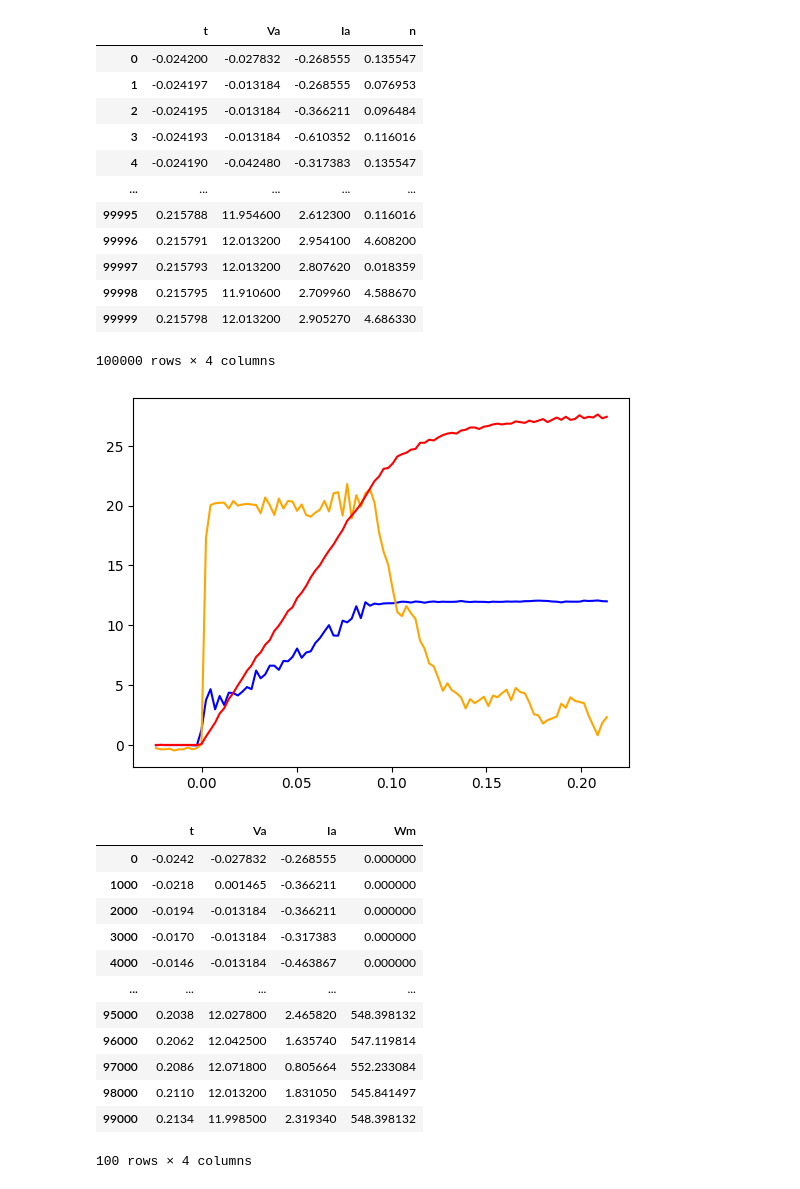
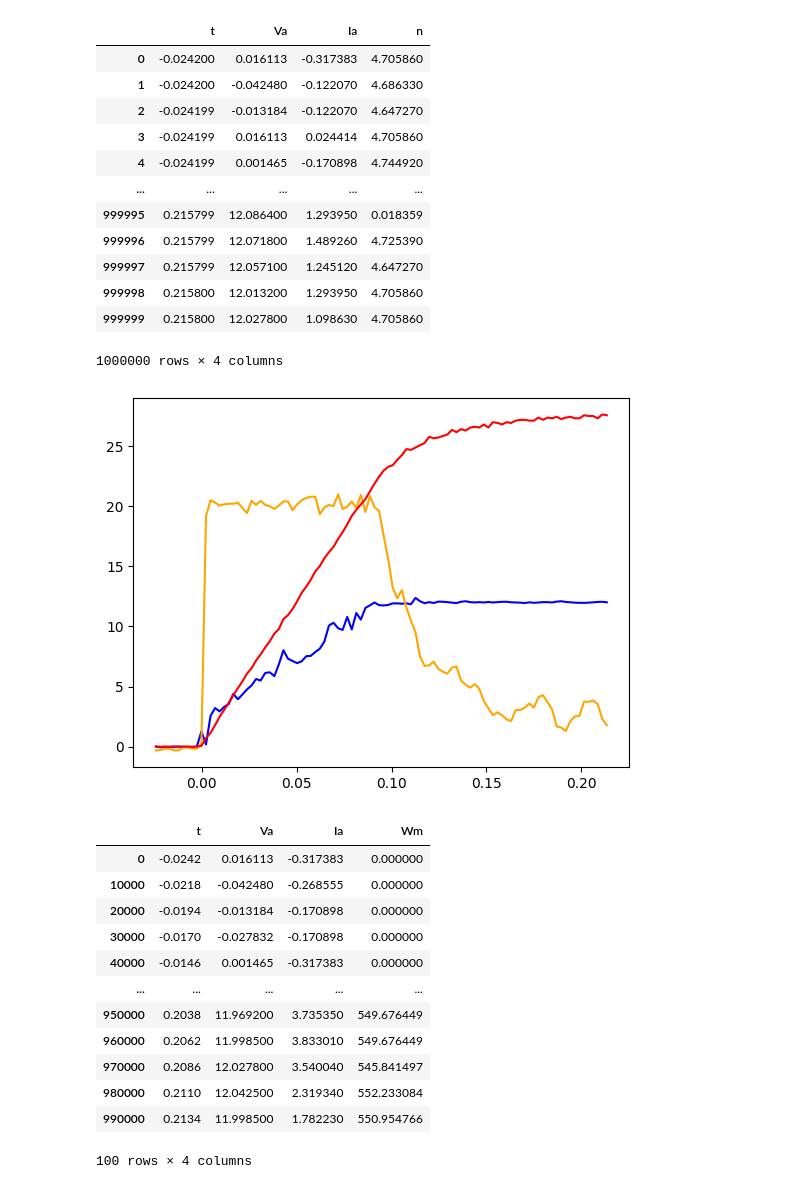
Before and after one commit to sackariaslunman/billy-agv, a Jupyter notebook: simulation/simulation/dcmotor_regression.ipynb, the cells around one changed output. Saved outputs shown, nothing was run; the diff lists cells and outputs as text; code cells hidden in the pictures.

```diff
--- a/simulation/simulation/dcmotor_regression.ipynb
+++ b/simulation/simulation/dcmotor_regression.ipynb
@@ -4,7 +4,7 @@ import numpy as np
 import matplotlib.pyplot as plt
 
 # Read raw data
-df_raw = pd.read_csv("../datasets/measured/20A_01.CSV")
+df_raw = pd.read_csv("../datasets/measured/20A_02.CSV")
 df_raw = df_raw.rename(columns = {
     "in s": "t",
     "C1 in V": "Va",
@@ -14,55 +14,56 @@ df_raw = df_raw.rename(columns = {
 df_raw
 # %% [output]
 |  | t | Va | Ia | n |
-| 0 | -0.024200 | -0.027832 | -0.268555 | 0.135547 |
-| 1 | -0.024197 | -0.013184 | -0.268555 | 0.076953 |
-| 2 | -0.024195 | -0.013184 | -0.366211 | 0.096484 |
-| 3 | -0.024193 | -0.013184 | -0.610352 | 0.116016 |
-| 4 | -0.024190 | -0.042480 | -0.317383 | 0.135547 |
+| 0 | -0.024200 | 0.016113 | -0.317383 | 4.705860 |
+| 1 | -0.024200 | -0.042480 | -0.122070 | 4.686330 |
+| 2 | -0.024199 | -0.013184 | -0.122070 | 4.647270 |
+| 3 | -0.024199 | 0.016113 | 0.024414 | 4.705860 |
+| 4 | -0.024199 | 0.001465 | -0.170898 | 4.744920 |
 | ... | ... | ... | ... | ... |
-| 99995 | 0.215788 | 11.954600 | 2.612300 | 0.116016 |
-| 99996 | 0.215791 | 12.013200 | 2.954100 | 4.608200 |
-| 99997 | 0.215793 | 12.013200 | 2.807620 | 0.018359 |
-| 99998 | 0.215795 | 11.910600 | 2.709960 | 4.588670 |
-| 99999 | 0.215798 | 12.013200 | 2.905270 | 4.686330 |
+| 999995 | 0.215799 | 12.086400 | 1.293950 | 0.018359 |
+| 999996 | 0.215799 | 12.071800 | 1.489260 | 4.725390 |
+| 999997 | 0.215799 | 12.057100 | 1.245120 | 4.647270 |
+| 999998 | 0.215800 | 12.013200 | 1.293950 | 4.705860 |
+| 999999 | 0.215800 | 12.027800 | 1.098630 | 4.705860 |
-100000 rows × 4 columns
+1000000 rows × 4 columns
 # %%
 from dcmotor import get_rising_edges
 
 # Downsampling
 df_downsampled = pd.DataFrame()
 
 num_steps = 2048
 start = True
 time_step_raw = df_raw["t"].diff().iloc[1]
-batch_size = 1000
+batch_size = 10000
 
 time_step = time_step_raw * batch_size
 
 df_downsampled["t"] = df_raw["t"].iloc[::batch_size]
 df_downsampled["Va"] = df_raw["Va"].iloc[::batch_size]
 df_downsampled["Ia"] = df_raw["Ia"].iloc[::batch_size]
+
 df_downsampled["Wm"] = np.array(get_rising_edges(df_raw["n"].array, 2048, 4, time_step_raw, batch_size)) * np.pi * 2
 
 plt.plot(df_downsampled["t"], df_downsampled["Va"], c="blue")
 plt.plot(df_downsampled["t"], df_downsampled["Ia"], c="orange")
 plt.plot(df_downsampled["t"], df_downsampled["Wm"]/20, c="red")
 plt.show()
 df_downsampled
 # %% [output]
-[figure, old version]
+[figure, new version]
 |  | t | Va | Ia | Wm |
-| 0 | -0.0242 | -0.027832 | -0.268555 | 0.000000 |
-| 1000 | -0.0218 | 0.001465 | -0.366211 | 0.000000 |
-| 2000 | -0.0194 | -0.013184 | -0.366211 | 0.000000 |
-| 3000 | -0.0170 | -0.013184 | -0.317383 | 0.000000 |
-| 4000 | -0.0146 | -0.013184 | -0.463867 | 0.000000 |
+| 0 | -0.0242 | 0.016113 | -0.317383 | 0.000000 |
+| 10000 | -0.0218 | -0.042480 | -0.268555 | 0.000000 |
+| 20000 | -0.0194 | -0.013184 | -0.170898 | 0.000000 |
+| 30000 | -0.0170 | -0.027832 | -0.170898 | 0.000000 |
+| 40000 | -0.0146 | 0.001465 | -0.317383 | 0.000000 |
 | ... | ... | ... | ... | ... |
-| 95000 | 0.2038 | 12.027800 | 2.465820 | 548.398132 |
-| 96000 | 0.2062 | 12.042500 | 1.635740 | 547.119814 |
-| 97000 | 0.2086 | 12.071800 | 0.805664 | 552.233084 |
-| 98000 | 0.2110 | 12.013200 | 1.831050 | 545.841497 |
-| 99000 | 0.2134 | 11.998500 | 2.319340 | 548.398132 |
+| 950000 | 0.2038 | 11.969200 | 3.735350 | 549.676449 |
+| 960000 | 0.2062 | 11.998500 | 3.833010 | 549.676449 |
+| 970000 | 0.2086 | 12.027800 | 3.540040 | 545.841497 |
+| 980000 | 0.2110 | 12.042500 | 2.319340 | 552.233084 |
+| 990000 | 0.2134 | 11.998500 | 1.782230 | 550.954766 |
 100 rows × 4 columns
 # %%
 # Low pass filtering
```
Also changed, not shown: parts of 8 cells of this notebook, 17 other files.
